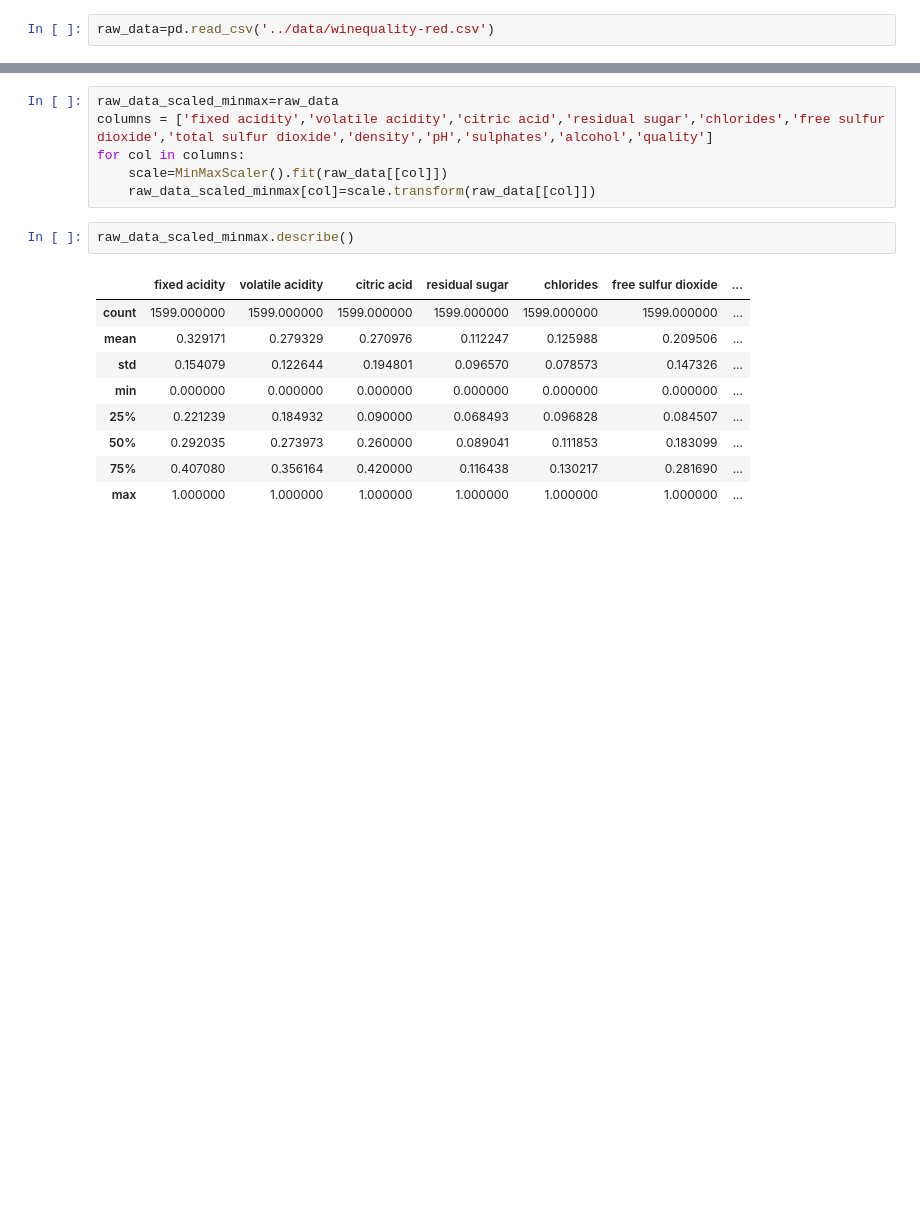
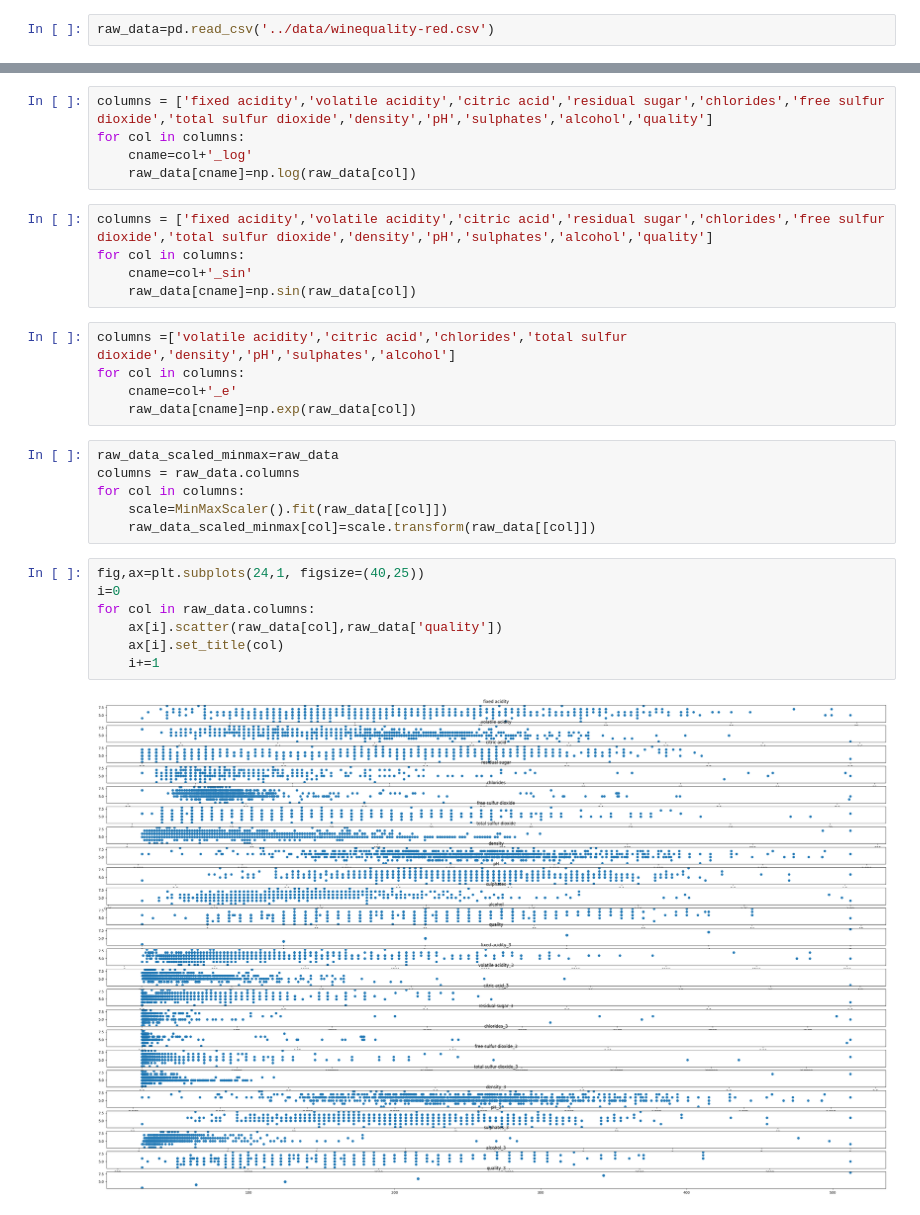
Before and after one commit to garlicnooodles/supervised-learning, a Jupyter notebook: Wine/notebooks/EDA.ipynb, the cells around one changed output, grey strips where cells are left out. Drawn from its saved outputs; the diff is of its cells as text; blank space fills up the shorter version.

```diff
--- a/Wine/notebooks/EDA.ipynb
+++ b/Wine/notebooks/EDA.ipynb
@@ -67,18 +43,30 @@ sns.pairplot(raw_data)
 # %%
-raw_data_scaled_minmax=raw_data
 columns = ['fixed acidity','volatile acidity','citric acid','residual sugar','chlorides','free sulfur dioxide','total sulfur dioxide','density','pH','sulphates','alcohol','quality']
 for col in columns:
-    scale=MinMaxScaler().fit(raw_data[[col]])
-    raw_data_scaled_minmax[col]=scale.transform(raw_data[[col]])
+    cname=col+'_log'
+    raw_data[cname]=np.log(raw_data[col])
-# %%
-raw_data_scaled_minmax.describe()
-# %% [output]
-|  | fixed acidity | volatile acidity | citric acid | residual sugar | chlorides | free sulfur dioxide | ... |
-| count | 1599.000000 | 1599.000000 | 1599.000000 | 1599.000000 | 1599.000000 | 1599.000000 | ... |
-| mean | 0.329171 | 0.279329 | 0.270976 | 0.112247 | 0.125988 | 0.209506 | ... |
-| std | 0.154079 | 0.122644 | 0.194801 | 0.096570 | 0.078573 | 0.147326 | ... |
-| min | 0.000000 | 0.000000 | 0.000000 | 0.000000 | 0.000000 | 0.000000 | ... |
-| 25% | 0.221239 | 0.184932 | 0.090000 | 0.068493 | 0.096828 | 0.084507 | ... |
-| 50% | 0.292035 | 0.273973 | 0.260000 | 0.089041 | 0.111853 | 0.183099 | ... |
-| 75% | 0.407080 | 0.356164 | 0.420000 | 0.116438 | 0.130217 | 0.281690 | ... |
-| max | 1.000000 | 1.000000 | 1.000000 | 1.000000 | 1.000000 | 1.000000 | ... |
+# %%
+columns = ['fixed acidity','volatile acidity','citric acid','residual sugar','chlorides','free sulfur dioxide','total sulfur dioxide','density','pH','sulphates','alcohol','quality']
+for col in columns:
+    cname=col+'_sin'
+    raw_data[cname]=np.sin(raw_data[col])
+# %%
+columns =['volatile acidity','citric acid','chlorides','total sulfur dioxide','density','pH','sulphates','alcohol']
+for col in columns:
+    cname=col+'_e'
+    raw_data[cname]=np.exp(raw_data[col])
+# %%
+raw_data_scaled_minmax=raw_data
+columns = raw_data.columns
+for col in columns:
+    scale=MinMaxScaler().fit(raw_data[[col]])
+    raw_data_scaled_minmax[col]=scale.transform(raw_data[[col]])
+# %%
+fig,ax=plt.subplots(24,1, figsize=(40,25))
+i=0
+for col in raw_data.columns:
+    ax[i].scatter(raw_data[col],raw_data['quality'])
+    ax[i].set_title(col)
+    i+=1
+# %% [output]
+[figure, added]
```
Also changed, not shown: parts of 11 cells of this notebook, 11 other files.
